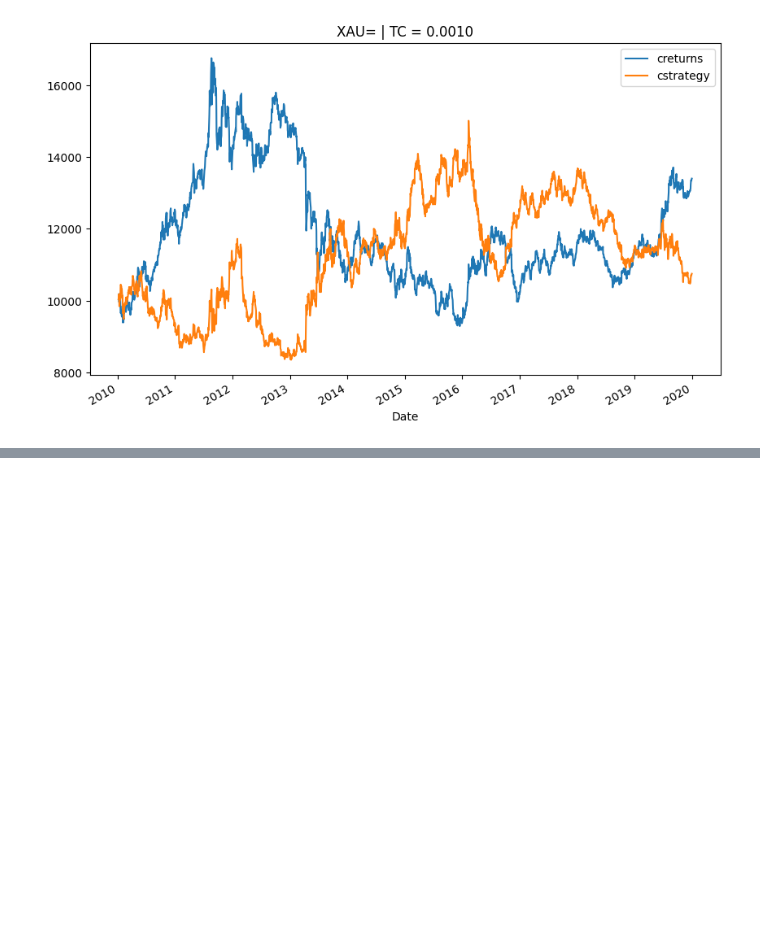
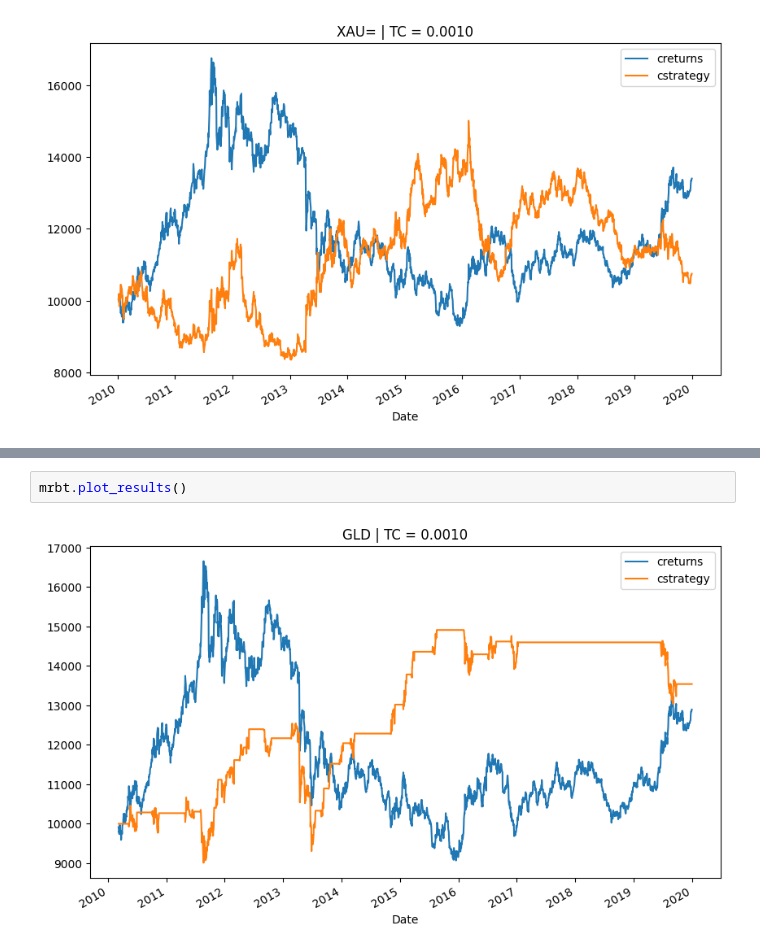
Before and after one commit to 892nske/py_algo, a Jupyter notebook: ch4.ipynb, the cells around one changed output, grey strips where cells are left out. Drawn from its saved outputs; the diff is of its cells as text; blank space fills up the shorter version.

```diff
--- a/ch4.ipynb
+++ b/ch4.ipynb
@@ -190,0 +251,4 @@ mombt.plot_results()
+# %%
+mrbt.plot_results()
+# %% [output]
+[figure, added]
```
Also changed, not shown: parts of 19 cells of this notebook, 4 other files.
